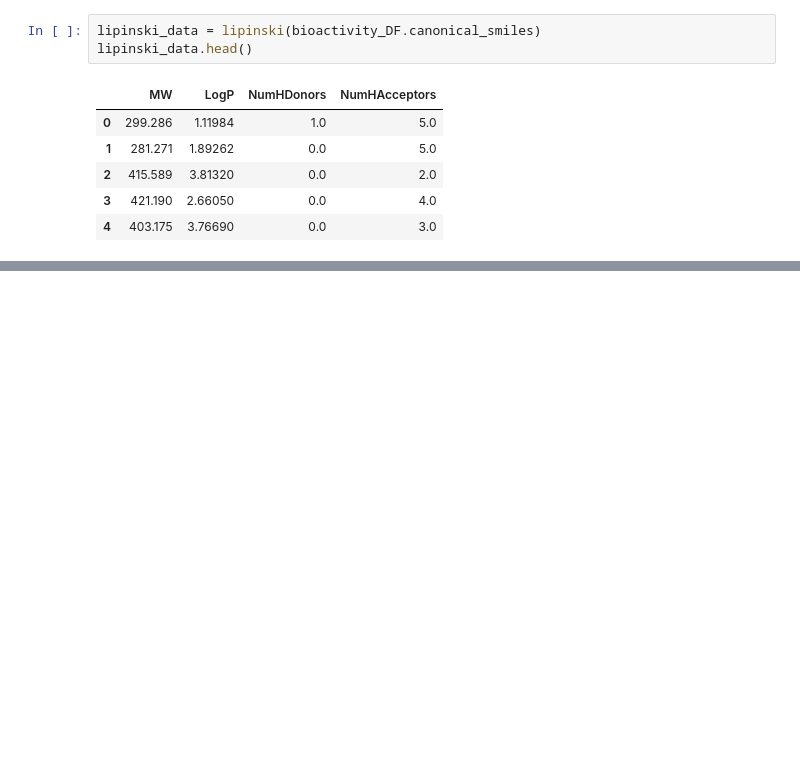
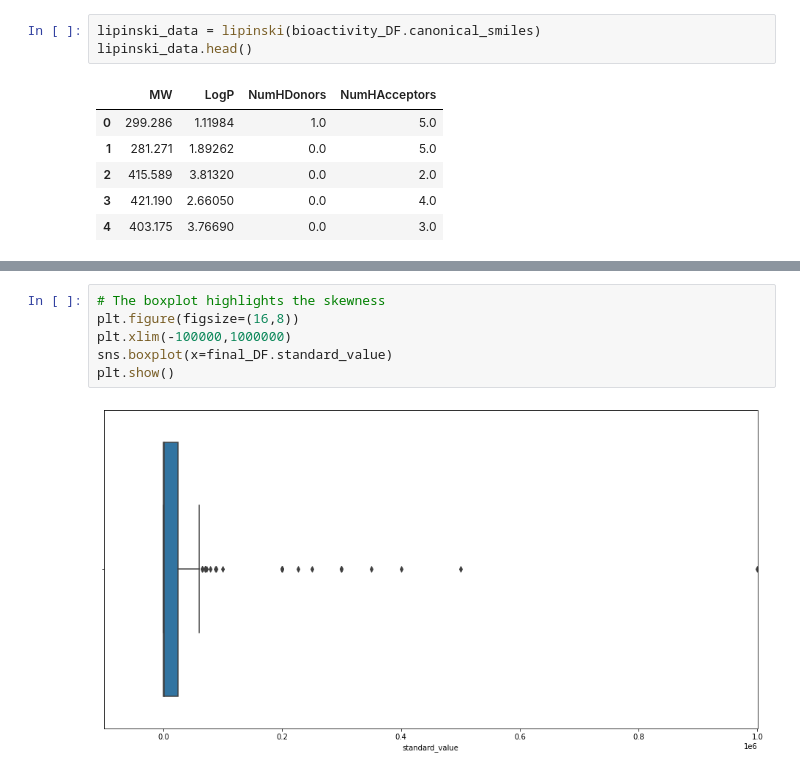
Before and after one commit to mehdimerbah/CompDrugDiscovery, a Jupyter notebook: EDA.ipynb, the cells around one changed output, grey strips where cells are left out. Saved outputs shown, nothing was run; the diff lists cells and outputs as text; blank space fills up the shorter version.

```diff
--- a/EDA.ipynb
+++ b/EDA.ipynb
@@ -101,0 +106,8 @@ Name: standard_value, dtype: float64
+# %%
+# The boxplot highlights the skewness
+plt.figure(figsize=(16,8))
+plt.xlim(-100000,1000000)
+sns.boxplot(x=final_DF.standard_value)
+plt.show()
+# %% [output]
+[figure, added]
```
Also changed, not shown: parts of 32 cells of this notebook.
